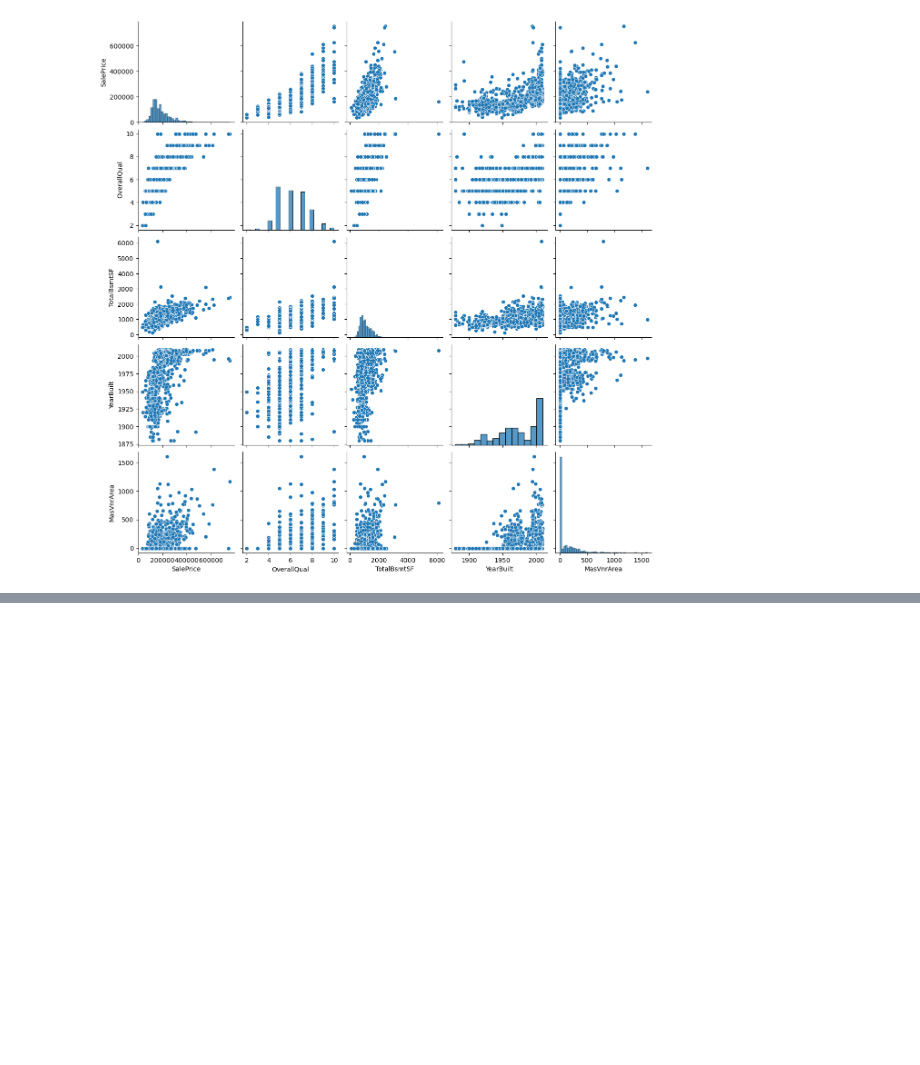
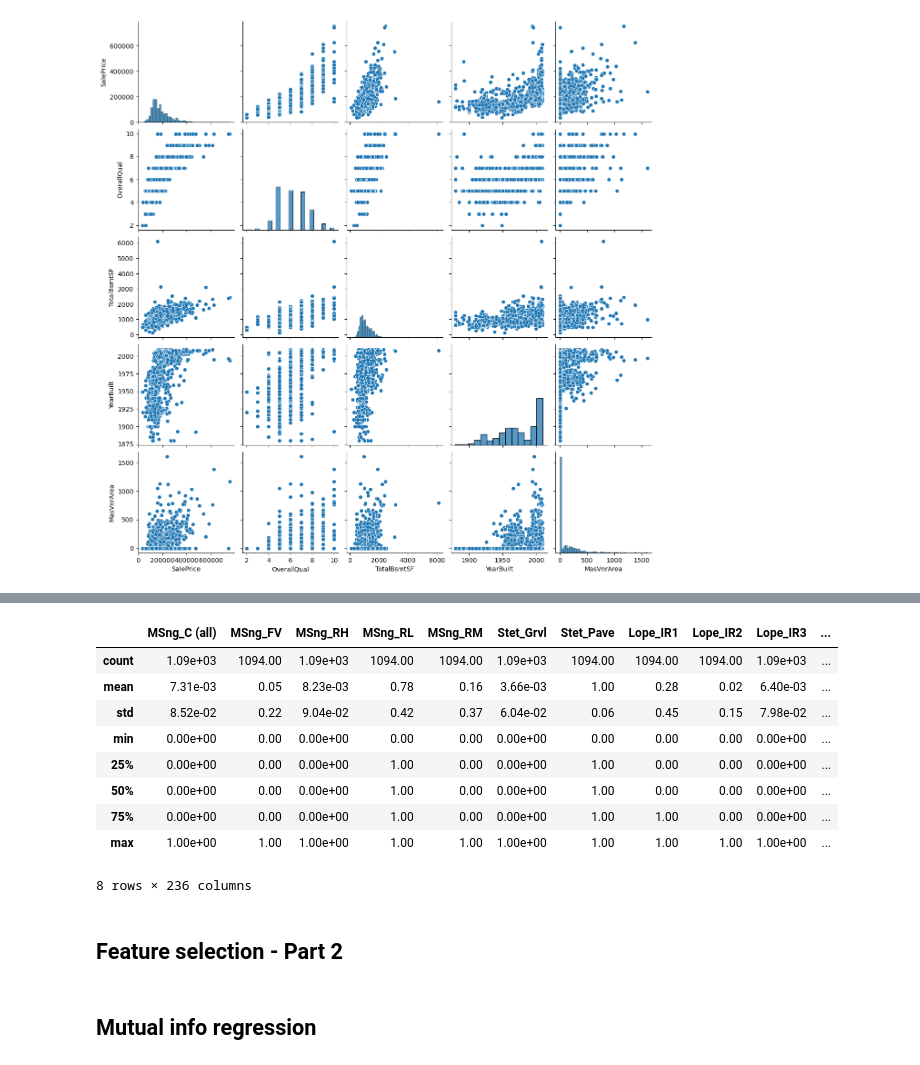
Before and after one commit to dilruu89/Kaggle, a Jupyter notebook: 02-regression-analysis-house-pricing.ipynb, the cells around one changed output, grey strips where cells are left out. Saved outputs shown, nothing was run; the diff lists cells and outputs as text; code cells hidden in the pictures; blank space fills up the shorter version.

```diff
--- a/02-regression-analysis-house-pricing.ipynb
+++ b/02-regression-analysis-house-pricing.ipynb
@@ -138,0 +198,17 @@ plt.show()
+# %%
+train_df_new.describe()
+# %% [output]
+|  | MSng_C (all) | MSng_FV | MSng_RH | MSng_RL | MSng_RM | Stet_Grvl | Stet_Pave | Lope_IR1 | Lope_IR2 | Lope_IR3 | ... |
+| count | 1.09e+03 | 1094.00 | 1.09e+03 | 1094.00 | 1094.00 | 1.09e+03 | 1094.00 | 1094.00 | 1094.00 | 1.09e+03 | ... |
+| mean | 7.31e-03 | 0.05 | 8.23e-03 | 0.78 | 0.16 | 3.66e-03 | 1.00 | 0.28 | 0.02 | 6.40e-03 | ... |
+| std | 8.52e-02 | 0.22 | 9.04e-02 | 0.42 | 0.37 | 6.04e-02 | 0.06 | 0.45 | 0.15 | 7.98e-02 | ... |
+| min | 0.00e+00 | 0.00 | 0.00e+00 | 0.00 | 0.00 | 0.00e+00 | 0.00 | 0.00 | 0.00 | 0.00e+00 | ... |
+| 25% | 0.00e+00 | 0.00 | 0.00e+00 | 1.00 | 0.00 | 0.00e+00 | 1.00 | 0.00 | 0.00 | 0.00e+00 | ... |
+| 50% | 0.00e+00 | 0.00 | 0.00e+00 | 1.00 | 0.00 | 0.00e+00 | 1.00 | 0.00 | 0.00 | 0.00e+00 | ... |
+| 75% | 0.00e+00 | 0.00 | 0.00e+00 | 1.00 | 0.00 | 0.00e+00 | 1.00 | 1.00 | 0.00 | 0.00e+00 | ... |
+| max | 1.00e+00 | 1.00 | 1.00e+00 | 1.00 | 1.00 | 1.00e+00 | 1.00 | 1.00 | 1.00 | 1.00e+00 | ... |
+8 rows × 236 columns
+# %% [markdown]
+## Feature selection - Part 2
+# %% [markdown]
+## Mutual info regression
```
Also changed, not shown: parts of 28 cells of this notebook.
